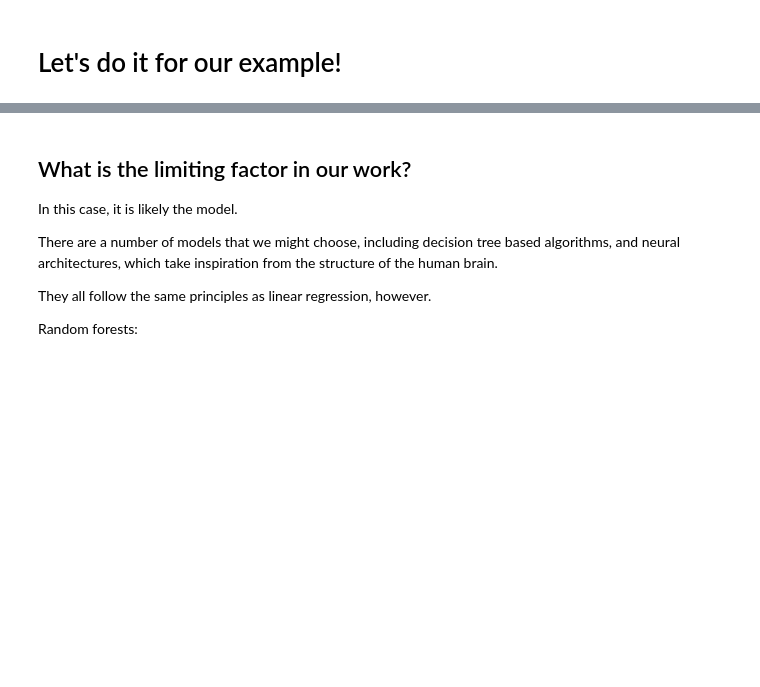
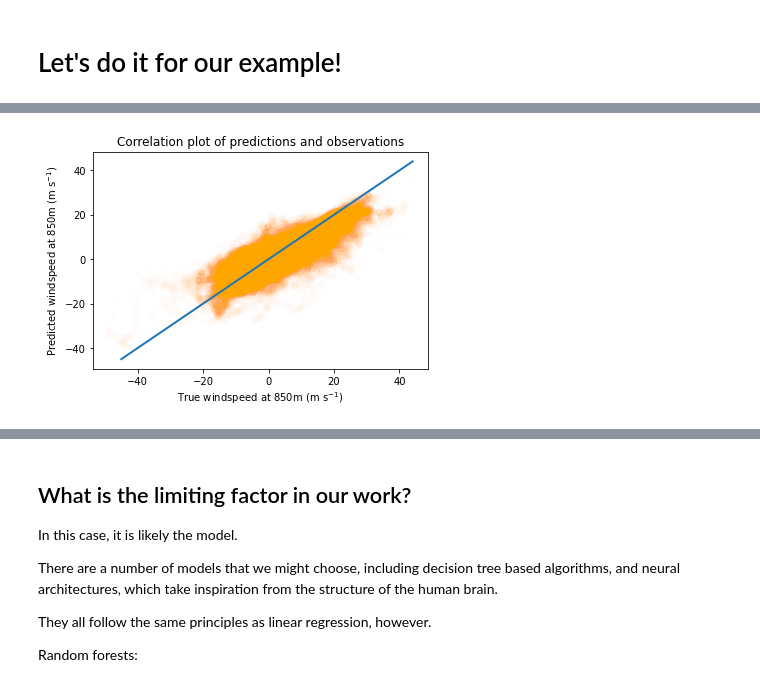
Before and after one commit to Ira-Shokar/CCFCS-Machine-Learning-Workshop, a Jupyter notebook: intro_to_ML.ipynb, the cells around one changed output, grey strips where cells are left out. Saved outputs shown, nothing was run; the diff lists cells and outputs as text; code cells hidden in the pictures; blank space fills up the shorter version.

```diff
--- a/intro_to_ML.ipynb
+++ b/intro_to_ML.ipynb
@@ -112,0 +230,14 @@ Here we introduce training, validation and testing sets to evaluate the **predic
+# %%
+### Let's also produce a correlation plot of predictions against observations
+
+perfect_fit_line = np.arange(-45,45,1)
+
+plt.scatter(y_test, y_pred, color="orange", alpha=0.01)
+plt.plot(perfect_fit_line, perfect_fit_line, linewidth = 2)
+plt.title('Correlation plot of predictions and observations')
+plt.xlabel('True windspeed at 850m (m s$^{-1}$)')
+plt.ylabel('Predicted windspeed at 850m (m s$^{-1}$)')
+
+plt.show()
+# %% [output]
+[figure, added]
```
Also changed, not shown: parts of 28 cells of this notebook.
